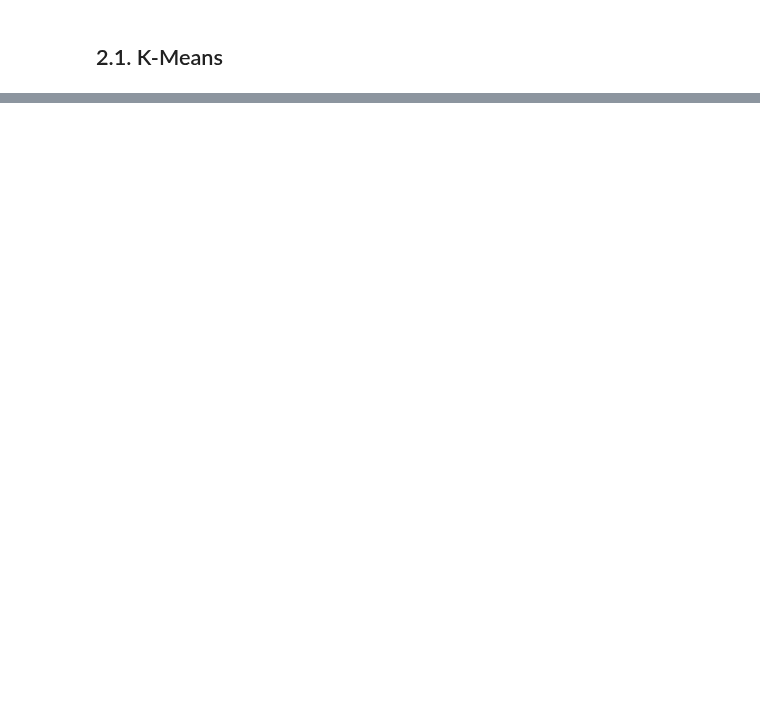
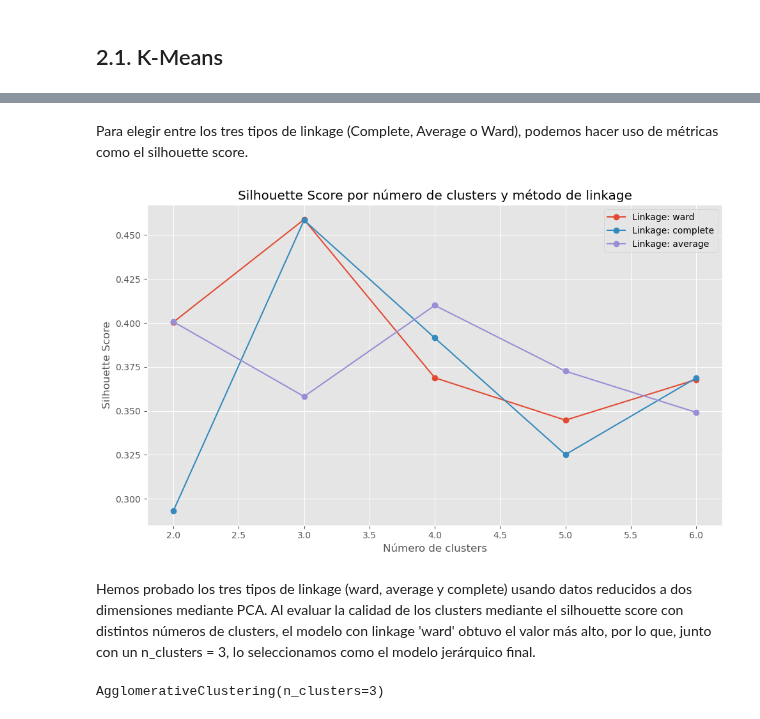
Before and after one commit to albatellouc3m/Grupo5, a Jupyter notebook: practica2.ipynb, the cells around one changed output, grey strips where cells are left out. Cells and saved outputs as stored; diff of their text form; code cells hidden in the pictures; blank space fills up the shorter version.

```diff
--- a/practica2.ipynb
+++ b/practica2.ipynb
@@ -220,0 +329,49 @@ ax[1].legend();
+# %% [markdown]
+Para elegir entre los tres tipos de linkage (Complete, Average o Ward), podemos hacer uso de métricas como el silhouette score.
+# %%
+from sklearn.metrics import silhouette_score
+
+# Parámetros
+n_clusters_range = range(2, 7)
+linkages = ['ward', 'complete', 'average']
+
+# Diccionario para guardar los resultados
+results = {linkage: [] for linkage in linkages}
+
+# Calculamos los silhouette scores
+for linkage in linkages:
+    for n_clusters in n_clusters_range:
+        if linkage == 'ward':
+            model = AgglomerativeClustering(n_clusters=n_clusters, linkage=linkage)
+        else:
+            model = AgglomerativeClustering(n_clusters=n_clusters, linkage=linkage, metric='euclidean')
+        labels = model.fit_predict(X_reduced_scaled)
+        score = silhouette_score(X_reduced_scaled, labels)
+        results[linkage].append(score)
+
+# Mostramos los resultados
+plt.figure(figsize=(10, 6))
+for linkage in linkages:
+    plt.plot(n_clusters_range, results[linkage], marker='o', label=f'Linkage: {linkage}')
+
+plt.title('Silhouette Score por número de clusters y método de linkage')
+plt.xlabel('Número de clusters')
+plt.ylabel('Silhouette Score')
+plt.legend()
+plt.grid(True)
+plt.tight_layout()
+plt.show()
+# %% [output]
+[figure, added]
+# %% [markdown]
+Hemos probado los tres tipos de linkage (ward, average y complete) usando datos reducidos a dos dimensiones mediante PCA. Al evaluar la calidad de los clusters mediante el silhouette score con distintos números de clusters, el modelo con linkage 'ward' obtuvo el valor más alto, por lo que, junto con un n_clusters = 3, lo seleccionamos como el modelo jerárquico final.
+# %%
+# Modelo final
+# ==============================================================================
+modelo_hclust_ward = AgglomerativeClustering(
+    linkage  = 'ward',
+    n_clusters = 3
+)
+modelo_hclust_ward.fit(X=X_reduced_scaled)
+# %% [output]
+AgglomerativeClustering(n_clusters=3)
```
Also changed, not shown: parts of 33 cells of this notebook.
